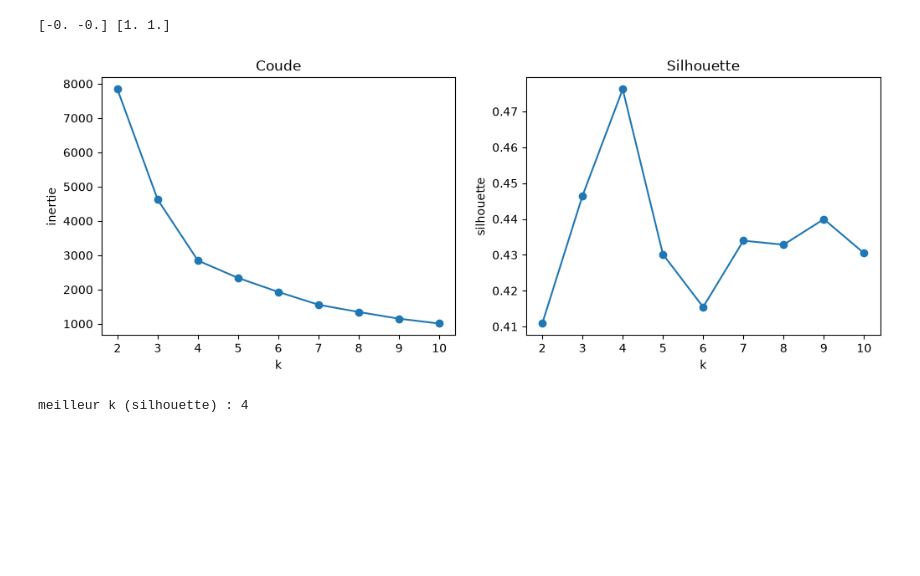
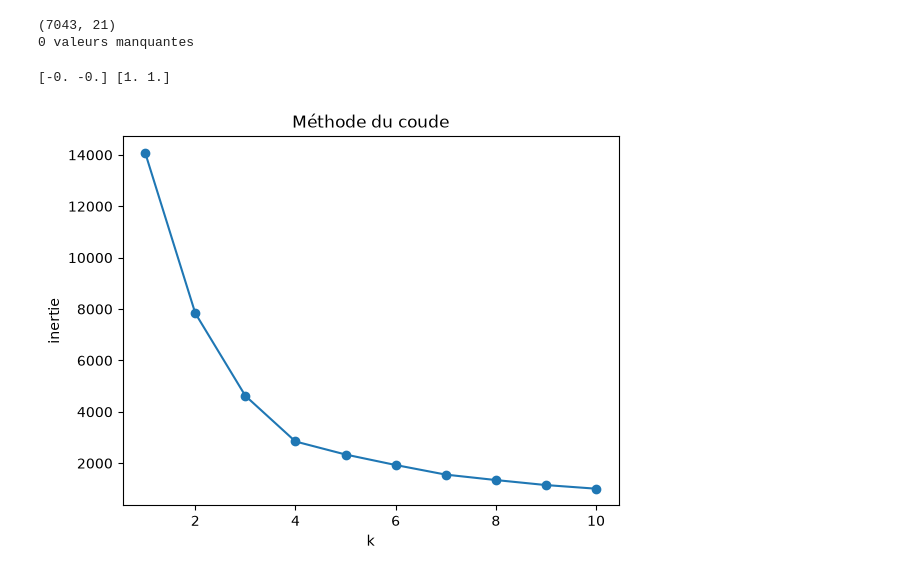
Before and after one commit to Alxisb0/IA_projet, a Jupyter notebook: notebooks/clustering_github.ipynb, the cells around one changed output. Drawn from its saved outputs; the diff is of its cells as text; code cells hidden in the pictures; blank space fills up the shorter version.

```diff
--- a/notebooks/clustering_github.ipynb
+++ b/notebooks/clustering_github.ipynb
@@ -1 +1,20 @@
+# %%
+#charger et nettoyer
+
+import pandas as pd
+
+# Charger CSV
+df = pd.read_csv("../data/telco_churn.csv")
+
+# TotalCharges convertit en nbr
+df["TotalCharges"] = pd.to_numeric(df["TotalCharges"], errors="coerce")
+
+# Remplacer les valeurs manquantes par 0
+df["TotalCharges"] = df["TotalCharges"].fillna(0)
+
+print(df.shape)
+print(df["TotalCharges"].isna().sum(), "valeurs manquantes")
+# %% [output]
+(7043, 21)
+0 valeurs manquantes
 # %%
@@ -19,21 +35,17 @@ print(X2_scaled.mean(axis=0).round(3), X2_scaled.std(axis=0).round(3))
 # %% [output]
 [-0. -0.] [1. 1.]
 # %%
-# Coude (k de 1 à 10) et silhouette (k de 2 à 10, pas définie pour k = 1)
-ks = range(2, 11)
-inerties, silhouettes = [], []
+#méthode du coude
+ks = range(1, 11)
+inerties = []
 for k in ks:
     km = KMeans(n_clusters=k, n_init=10, random_state=RANDOM_STATE).fit(X2_scaled)
     inerties.append(km.inertia_)
-    silhouettes.append(silhouette_score(X2_scaled, km.labels_))
 
-fig, axes = plt.subplots(1, 2, figsize=(12, 4))
-axes[0].plot(ks, inerties, marker="o")
-axes[0].set(title="Coude", xlabel="k", ylabel="inertie")
-axes[1].plot(ks, silhouettes, marker="o")
-axes[1].set(title="Silhouette", xlabel="k", ylabel="silhouette")
+plt.plot(ks, inerties, marker="o")
+plt.xlabel("k")
+plt.ylabel("inertie")
+plt.title("Méthode du coude")
 plt.show()
-print("meilleur k (silhouette) :", ks[int(np.argmax(silhouettes))])
 # %% [output]
-[figure, old version]
+[figure, new version]
-meilleur k (silhouette) : 4
```
Also changed, not shown: parts of 5 cells of this notebook, 3 other files.
